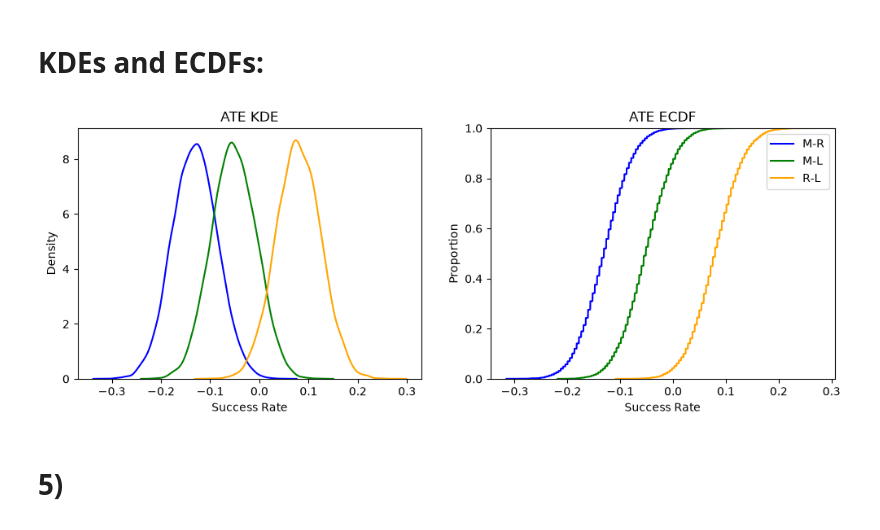
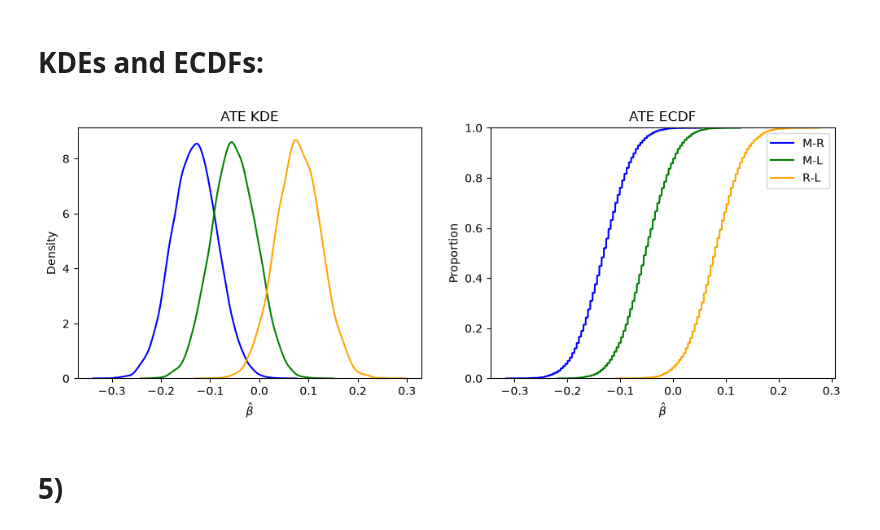
Before and after one commit to sjy3pb/uu_bootstrap, a Jupyter notebook: Thursday_lab/lab_06.ipynb, the cells around one changed output. Saved outputs shown, nothing was run; the diff lists cells and outputs as text; code cells hidden in the pictures.

```diff
--- a/Thursday_lab/lab_06.ipynb
+++ b/Thursday_lab/lab_06.ipynb
@@ -325,18 +325,18 @@ plt.show()
 # %%
 fig, ax = plt.subplots(1, 2, figsize=(12, 4))
 
 sns.kdeplot(ate_mr, label='M-R', color='blue', ax=ax[0])
 sns.kdeplot(ate_ml, label='M-L', color='green', ax=ax[0])
-sns.kdeplot(ate_rl, label='R-L', color='orange', ax=ax[0]).set(title='ATE KDE', xlabel='Success Rate', ylabel='Density')
+sns.kdeplot(ate_rl, label='R-L', color='orange', ax=ax[0]).set(title='ATE KDE', xlabel=r"$\hat{\beta}$", ylabel='Density')
 
 sns.ecdfplot(ate_mr, label='M-R', color='blue', ax=ax[1])
 sns.ecdfplot(ate_ml, label='M-L', color='green', ax=ax[1])
-sns.ecdfplot(ate_rl, label='R-L', color='orange', ax=ax[1]).set(title='ATE ECDF', xlabel='Success Rate', ylabel='Proportion')
+sns.ecdfplot(ate_rl, label='R-L', color='orange', ax=ax[1]).set(title='ATE ECDF', xlabel=r"$\hat{\beta}$", ylabel='Proportion')
 
 plt.legend()
 plt.show()
 # %% [output]
-[figure, old version]
+[figure, new version]
 # %% [markdown]
 # 5)
 # %%
```
Also changed, not shown: parts of 1 cell of this notebook.
